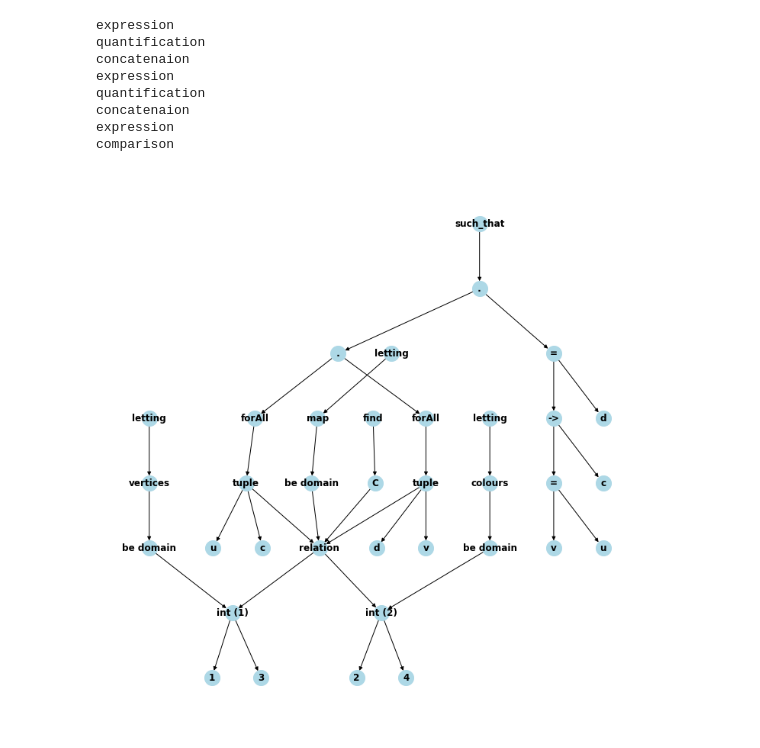
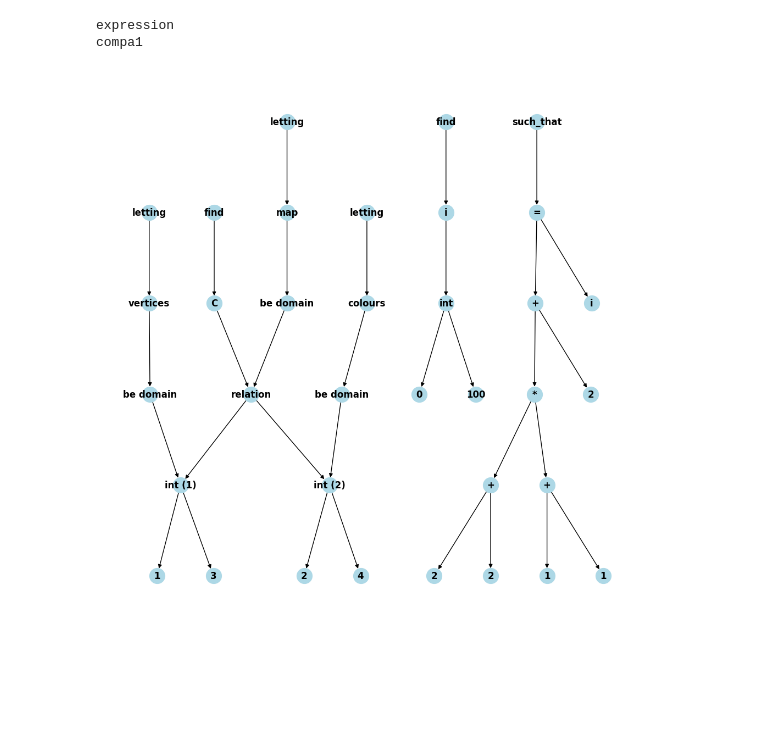
Before and after one commit to stacs-cp/ree, a Jupyter notebook: Essence_PyParser.ipynb, the cells around one changed output. Cells and saved outputs as stored; diff of their text form; code cells hidden in the pictures; blank space fills up the shorter version.

```diff
--- a/Essence_PyParser.ipynb
+++ b/Essence_PyParser.ipynb
@@ -476,19 +528,14 @@ def parseAndPlot(input_str):
 # %%
 input = """ letting vertices be domain int(1..3)
 letting colours be domain int(2..4)
 letting map be domain relation of (vertices * colours)
 find C : map
+find i: int(0..100)
 such that
-  forAll u,v : vertices
+  (((2+2)*(1+1))+2)=i
 """
-parseAndPlot(input_str)
+parseAndPlot(input)
 # %% [output]
 expression
-quantification
-concatenaion
-expression
-quantification
-concatenaion
-expression
-comparison
+compa1
-[figure, old version]
+[figure, new version]
```
Also changed, not shown: parts of 1 cell of this notebook.
